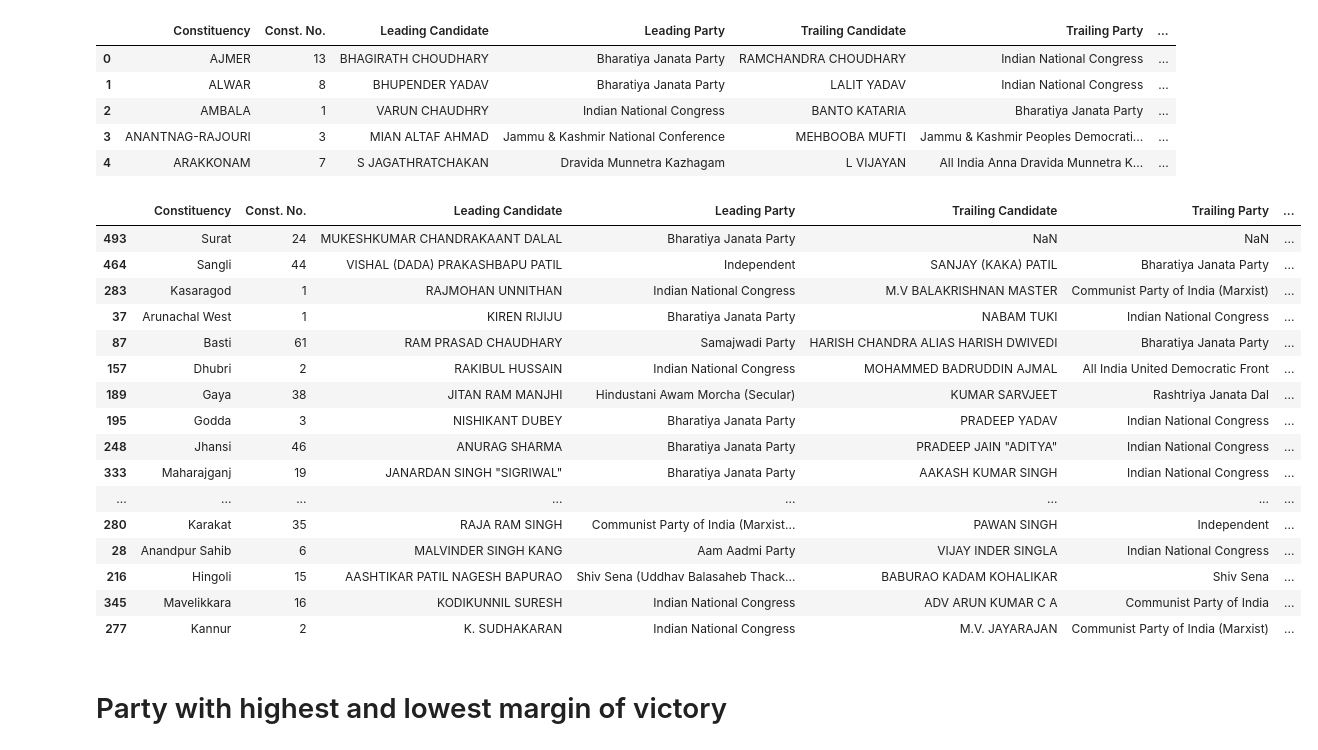
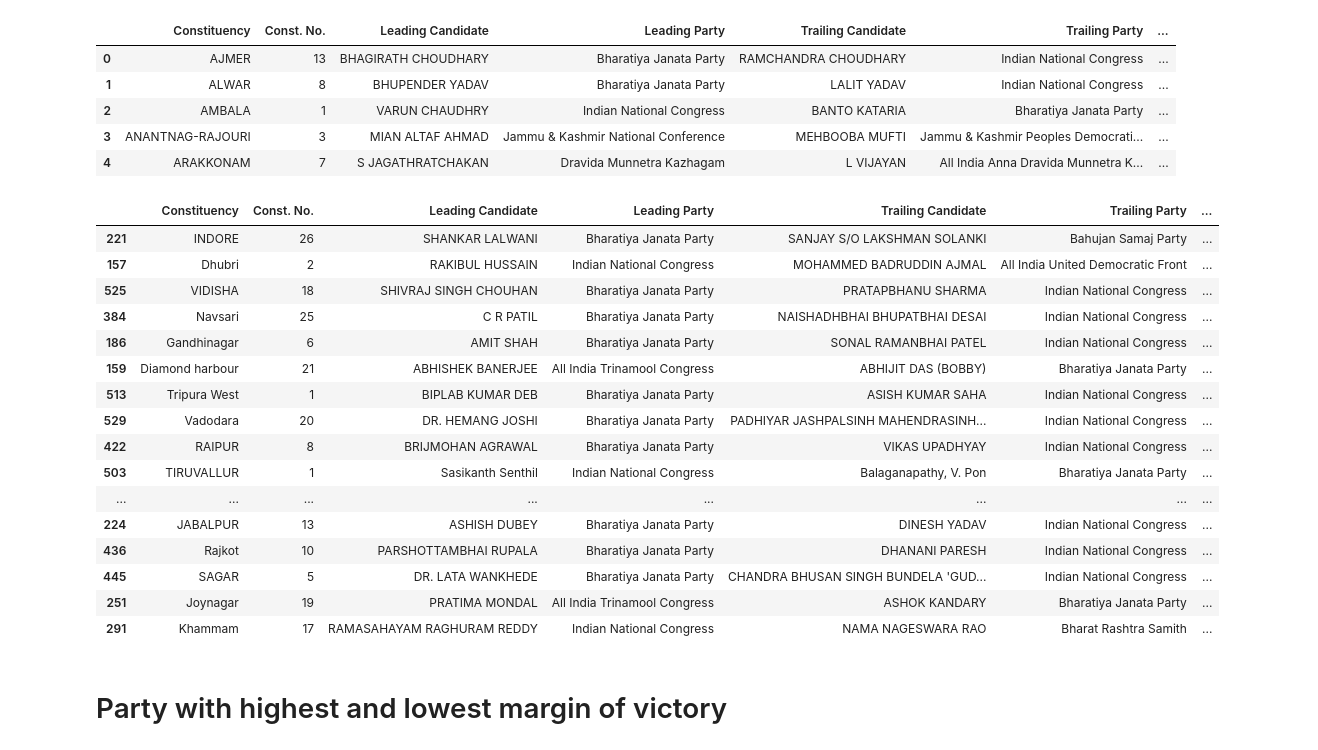
Before and after one commit to Tanmayss1/Lok-Sabha-Election-2024-Dataset-, a Jupyter notebook: Election 2024 Loksabha.ipynb, the cells around one changed output. Saved outputs shown, nothing was run; the diff lists cells and outputs as text; code cells hidden in the pictures.

```diff
--- a/Election 2024 Loksabha.ipynb
+++ b/Election 2024 Loksabha.ipynb
@@ -20,25 +20,25 @@ data.head(5)
 | 3 | ANANTNAG-RAJOURI | 3 | MIAN ALTAF AHMAD | Jammu & Kashmir National Conference | MEHBOOBA MUFTI | Jammu & Kashmir Peoples Democrati... | ... |
 | 4 | ARAKKONAM | 7 | S JAGATHRATCHAKAN | Dravida Munnetra Kazhagam | L VIJAYAN | All India Anna Dravida Munnetra K... | ... |
 # %%
-data.sort_values(by='Margin', ascending=True).head(25)
+data.sort_values(by='Margin', ascending=False).head(25)
 # %% [output]
 |  | Constituency | Const. No. | Leading Candidate | Leading Party | Trailing Candidate | Trailing Party | ... |
-| 493 | Surat | 24 | MUKESHKUMAR CHANDRAKAANT DALAL | Bharatiya Janata Party | NaN | NaN | ... |
-| 464 | Sangli | 44 | VISHAL (DADA) PRAKASHBAPU PATIL | Independent | SANJAY (KAKA) PATIL | Bharatiya Janata Party | ... |
-| 283 | Kasaragod | 1 | RAJMOHAN UNNITHAN | Indian National Congress | M.V BALAKRISHNAN MASTER | Communist Party of India (Marxist) | ... |
-| 37 | Arunachal West | 1 | KIREN RIJIJU | Bharatiya Janata Party | NABAM TUKI | Indian National Congress | ... |
-| 87 | Basti | 61 | RAM PRASAD CHAUDHARY | Samajwadi Party | HARISH CHANDRA ALIAS HARISH DWIVEDI | Bharatiya Janata Party | ... |
+| 221 | INDORE | 26 | SHANKAR LALWANI | Bharatiya Janata Party | SANJAY S/O LAKSHMAN SOLANKI | Bahujan Samaj Party | ... |
 | 157 | Dhubri | 2 | RAKIBUL HUSSAIN | Indian National Congress | MOHAMMED BADRUDDIN AJMAL | All India United Democratic Front | ... |
-| 189 | Gaya | 38 | JITAN RAM MANJHI | Hindustani Awam Morcha (Secular) | KUMAR SARVJEET | Rashtriya Janata Dal | ... |
-| 195 | Godda | 3 | NISHIKANT DUBEY | Bharatiya Janata Party | PRADEEP YADAV | Indian National Congress | ... |
-| 248 | Jhansi | 46 | ANURAG SHARMA | Bharatiya Janata Party | PRADEEP JAIN "ADITYA" | Indian National Congress | ... |
-| 333 | Maharajganj | 19 | JANARDAN SINGH "SIGRIWAL" | Bharatiya Janata Party | AAKASH KUMAR SINGH | Indian National Congress | ... |
+| 525 | VIDISHA | 18 | SHIVRAJ SINGH CHOUHAN | Bharatiya Janata Party | PRATAPBHANU SHARMA | Indian National Congress | ... |
+| 384 | Navsari | 25 | C R PATIL | Bharatiya Janata Party | NAISHADHBHAI BHUPATBHAI DESAI | Indian National Congress | ... |
+| 186 | Gandhinagar | 6 | AMIT SHAH | Bharatiya Janata Party | SONAL RAMANBHAI PATEL | Indian National Congress | ... |
+| 159 | Diamond harbour | 21 | ABHISHEK BANERJEE | All India Trinamool Congress | ABHIJIT DAS (BOBBY) | Bharatiya Janata Party | ... |
+| 513 | Tripura West | 1 | BIPLAB KUMAR DEB | Bharatiya Janata Party | ASISH KUMAR SAHA | Indian National Congress | ... |
+| 529 | Vadodara | 20 | DR. HEMANG JOSHI | Bharatiya Janata Party | PADHIYAR JASHPALSINH MAHENDRASINH... | Indian National Congress | ... |
+| 422 | RAIPUR | 8 | BRIJMOHAN AGRAWAL | Bharatiya Janata Party | VIKAS UPADHYAY | Indian National Congress | ... |
+| 503 | TIRUVALLUR | 1 | Sasikanth Senthil | Indian National Congress | Balaganapathy, V. Pon | Bharatiya Janata Party | ... |
 | ... | ... | ... | ... | ... | ... | ... | ... |
-| 280 | Karakat | 35 | RAJA RAM SINGH | Communist Party of India (Marxist... | PAWAN SINGH | Independent | ... |
-| 28 | Anandpur Sahib | 6 | MALVINDER SINGH KANG | Aam Aadmi Party | VIJAY INDER SINGLA | Indian National Congress | ... |
-| 216 | Hingoli | 15 | AASHTIKAR PATIL NAGESH BAPURAO | Shiv Sena (Uddhav Balasaheb Thack... | BABURAO KADAM KOHALIKAR | Shiv Sena | ... |
-| 345 | Mavelikkara | 16 | KODIKUNNIL SURESH | Indian National Congress | ADV ARUN KUMAR C A | Communist Party of India | ... |
-| 277 | Kannur | 2 | K. SUDHAKARAN | Indian National Congress | M.V. JAYARAJAN | Communist Party of India (Marxist) | ... |
+| 224 | JABALPUR | 13 | ASHISH DUBEY | Bharatiya Janata Party | DINESH YADAV | Indian National Congress | ... |
+| 436 | Rajkot | 10 | PARSHOTTAMBHAI RUPALA | Bharatiya Janata Party | DHANANI PARESH | Indian National Congress | ... |
+| 445 | SAGAR | 5 | DR. LATA WANKHEDE | Bharatiya Janata Party | CHANDRA BHUSAN SINGH BUNDELA 'GUD... | Indian National Congress | ... |
+| 251 | Joynagar | 19 | PRATIMA MONDAL | All India Trinamool Congress | ASHOK KANDARY | Bharatiya Janata Party | ... |
+| 291 | Khammam | 17 | RAMASAHAYAM RAGHURAM REDDY | Indian National Congress | NAMA NAGESWARA RAO | Bharat Rashtra Samith | ... |
 # %% [markdown]
 # Party with highest and lowest margin of victory
 # %%
```
Also changed, not shown: parts of 2 cells of this notebook.
